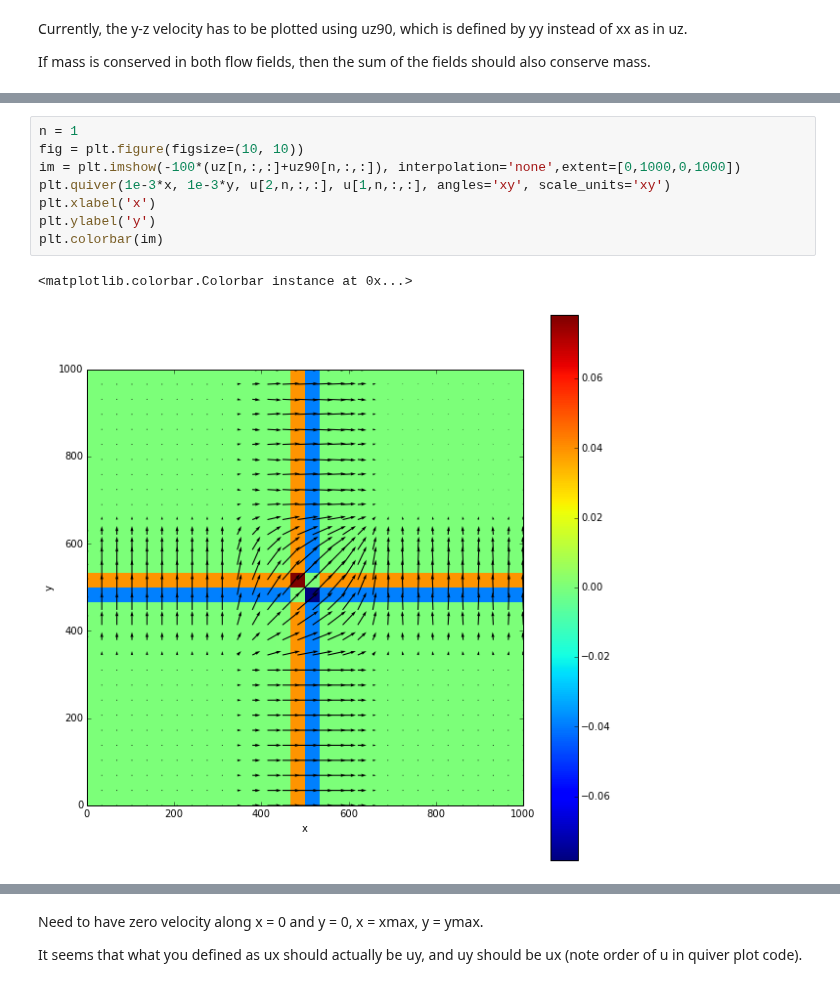
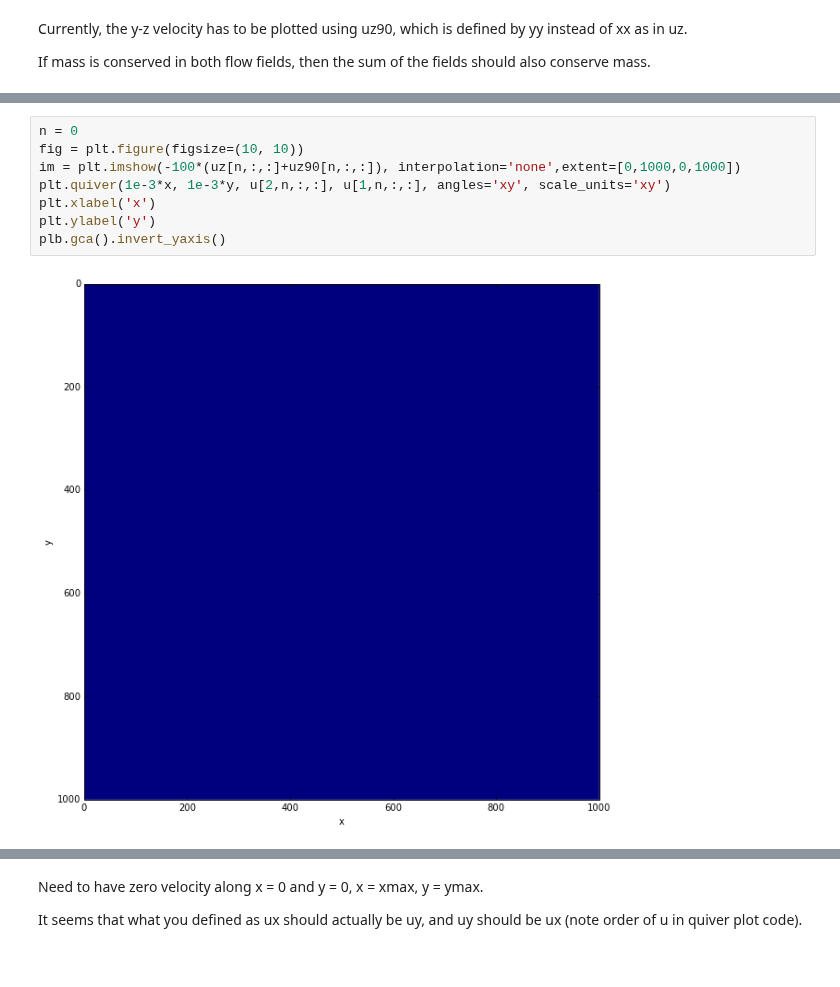
Before and after one commit to UBC-MOAD/pa-th-simple, a Jupyter notebook: prelim-model/Evaluation of 3D centred velocity - Step 2.ipynb, the cells around one changed output, grey strips where cells are left out. Saved outputs shown, nothing was run; the diff lists cells and outputs as text.

```diff
--- a/prelim-model/Evaluation of 3D centred velocity - Step 2.ipynb
+++ b/prelim-model/Evaluation of 3D centred velocity - Step 2.ipynb
@@ -261,11 +268,10 @@ plt.colorbar(im)
 # %%
-n = 1
+n = 0
 fig = plt.figure(figsize=(10, 10))
 im = plt.imshow(-100*(uz[n,:,:]+uz90[n,:,:]), interpolation='none',extent=[0,1000,0,1000])
 plt.quiver(1e-3*x, 1e-3*y, u[2,n,:,:], u[1,n,:,:], angles='xy', scale_units='xy')
 plt.xlabel('x')
 plt.ylabel('y')
-plt.colorbar(im)
+plb.gca().invert_yaxis()
 # %% [output]
-<matplotlib.colorbar.Colorbar instance at 0x...>
-[figure, old version]
+[figure, new version]
```
Also changed, not shown: parts of 15 cells of this notebook, 4 other files.
